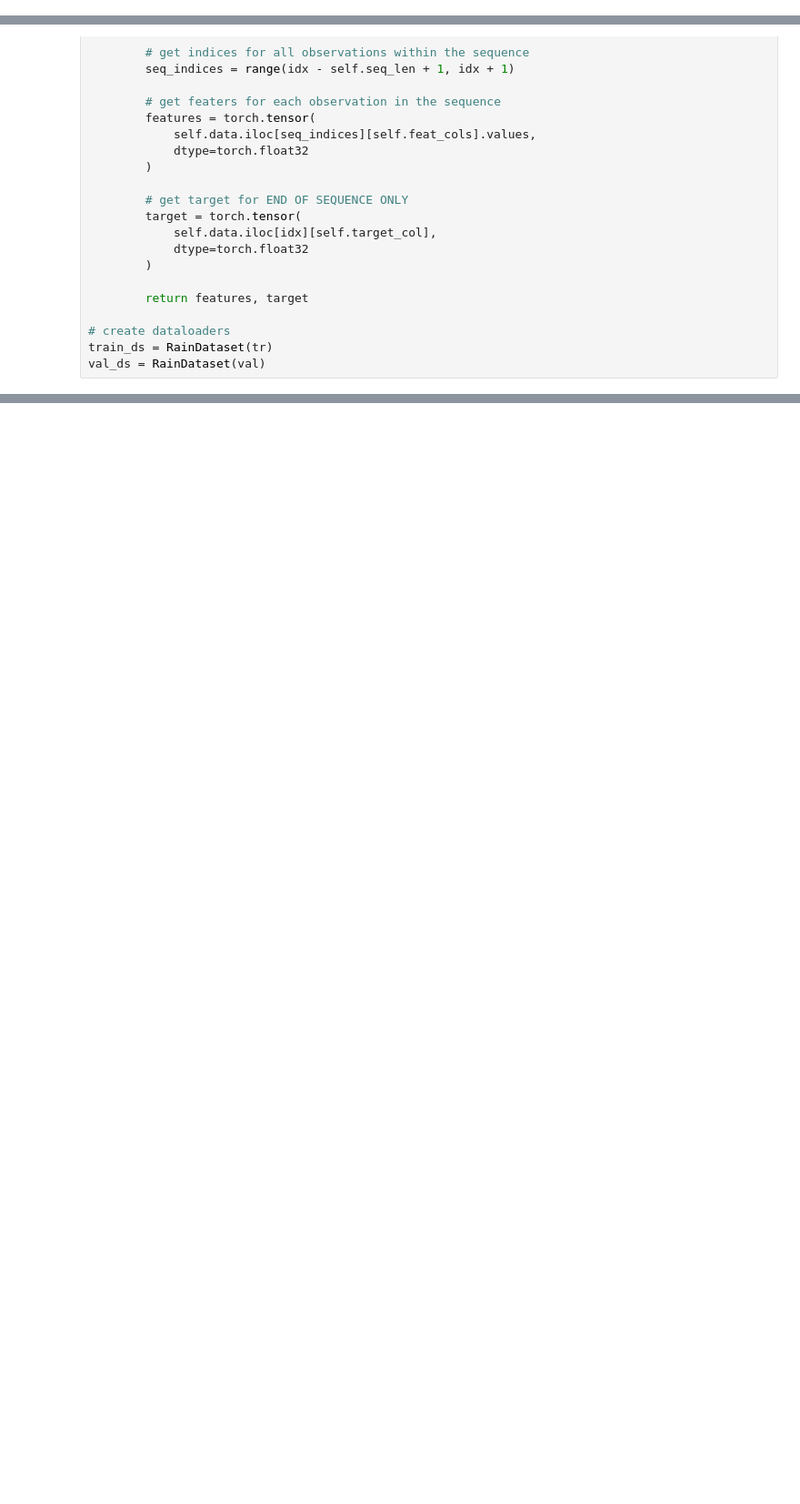
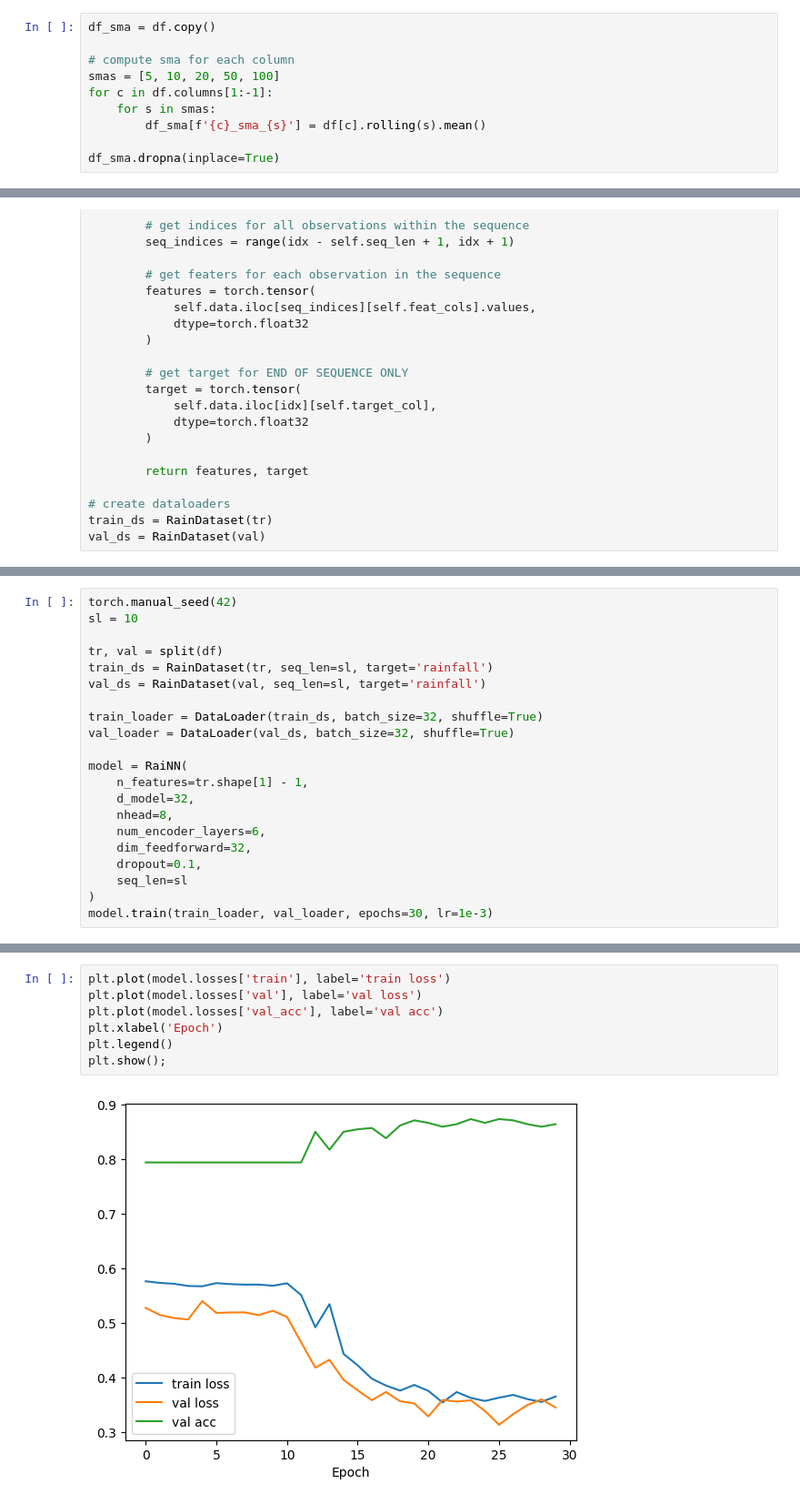
Before and after one commit to BenAF002/data_science, a Jupyter notebook: kaggle/playground/mar_rainfall_prediction.ipynb, the cells around one changed output, grey strips where cells are left out. Shown: that part at 91% size. Drawn from its saved outputs; the diff is of its cells as text; blank space fills up the shorter version.

```diff
--- a/kaggle/playground/mar_rainfall_prediction.ipynb
+++ b/kaggle/playground/mar_rainfall_prediction.ipynb
@@ -134,0 +137,10 @@ It seems like I should be able to use an attention-based NN architecture to impl
+# %%
+df_sma = df.copy()
+
+# compute sma for each column
+smas = [5, 10, 20, 50, 100]
+for c in df.columns[1:-1]:
+    for s in smas:
+        df_sma[f'{c}_sma_{s}'] = df[c].rolling(s).mean()
+
+df_sma.dropna(inplace=True)
@@ -350,0 +359,21 @@ predicted = (prediction > 0.5).float()
+# %%
+torch.manual_seed(42)
+sl = 10
+
+tr, val = split(df)
+train_ds = RainDataset(tr, seq_len=sl, target='rainfall')
+val_ds = RainDataset(val, seq_len=sl, target='rainfall')
+
+train_loader = DataLoader(train_ds, batch_size=32, shuffle=True)
+val_loader = DataLoader(val_ds, batch_size=32, shuffle=True)
+
+model = RaiNN(
+    n_features=tr.shape[1] - 1,
+    d_model=32,
+    nhead=8,
+    num_encoder_layers=6,
+    dim_feedforward=32,
+    dropout=0.1,
+    seq_len=sl
+)
+model.train(train_loader, val_loader, epochs=30, lr=1e-3)
@@ -350,0 +400,9 @@ predicted = (prediction > 0.5).float()
+# %%
+plt.plot(model.losses['train'], label='train loss')
+plt.plot(model.losses['val'], label='val loss')
+plt.plot(model.losses['val_acc'], label='val acc')
+plt.xlabel('Epoch')
+plt.legend()
+plt.show();
+# %% [output]
+[figure, added]
```
Also changed, not shown: parts of 14 cells of this notebook, 2 other files.
